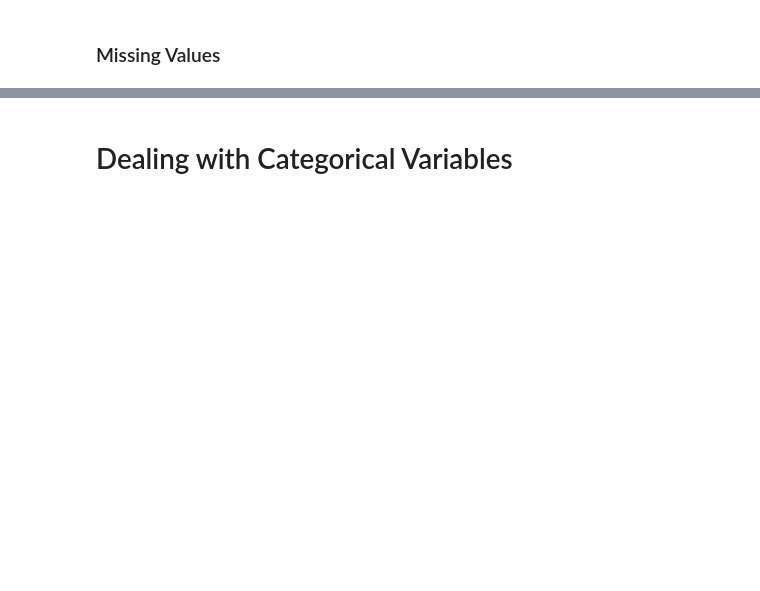
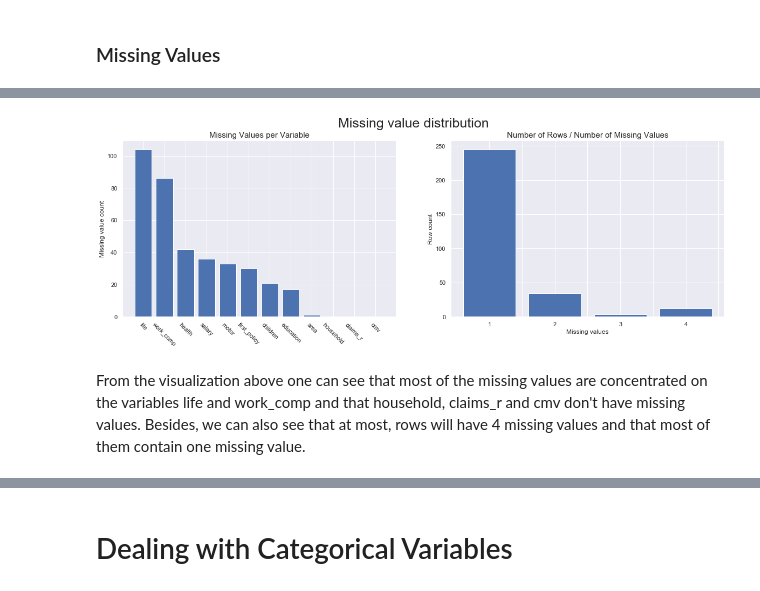
Before and after one commit to NovaIMSStudents/DataMiningFinalProject, a Jupyter notebook: DataAnalysisDM.ipynb, the cells around one changed output, grey strips where cells are left out. Drawn from its saved outputs; the diff is of its cells as text; code cells hidden in the pictures; blank space fills up the shorter version.

```diff
--- a/DataAnalysisDM.ipynb
+++ b/DataAnalysisDM.ipynb
@@ -723,3 +701,6 @@ plt.ylim(b, t) # update the ylim(bottom, top) values
 plt.show()
 # %% [output]
 [figure]
+# %%
+df = df.set_index("id")[~out_mask]
+df.head()
@@ -727,0 +724,35 @@ plt.show()
+# %%
+#Number of missing values in each feature
+sns.set()
+
+#figure and axis
+fig, (ax1, ax2) = plt.subplots(1, 2, figsize=(20,6))
+
+#data
+ax1_data=df.isna().sum().sort_values(ascending=False)
+ax1.bar(x=ax1_data.index, height=ax1_data)
+ax2_data=df.isna().apply(lambda x:sum(x), axis=1).value_counts().sort_index().drop(0, axis=0)
+ax2.bar(x=ax2_data.index, height=ax2_data)
+
+#layout
+plt.suptitle("Missing value distribution", fontsize=25)
+
+ax1.set_ylabel("Missing value count")
+ax1.spines['right'].set_visible(False)
+ax1.spines['top'].set_visible(False)
+ax1.set_title("Missing Values per Variable", fontsize=15)
+for tick in ax1.get_xticklabels():
+    tick.set_rotation(-45)
+
+ax2.set_xlabel("Missing values")
+ax2.set_ylabel("Row count")
+ax2.spines['right'].set_visible(False)
+ax2.spines['top'].set_visible(False)
+ax2.set_xticklabels(["","",1,"",2,"",3,"",4])
+ax2.set_title("Number of Rows / Number of Missing Values", fontsize=15)
+
+plt.show()
+# %% [output]
+[figure, added]
+# %% [markdown]
+From the visualization above one can see that most of the missing values are concentrated on the variables life and work_comp and that household, claims_r and cmv don't have missing values. Besides, we can also see that at most, rows will have 4 missing values and that most of them contain one missing value.
```
Also changed, not shown: parts of 23 cells of this notebook.
